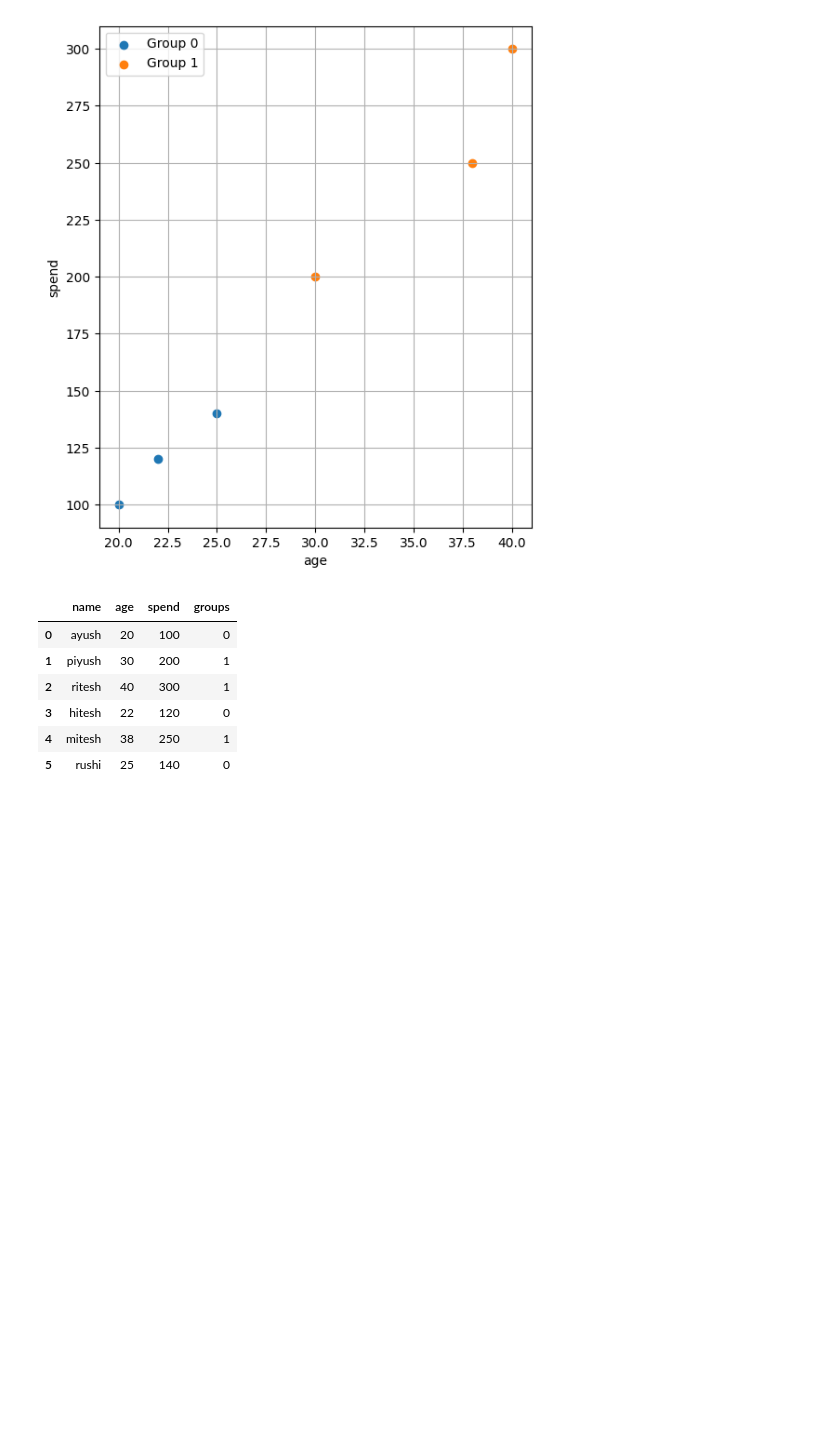
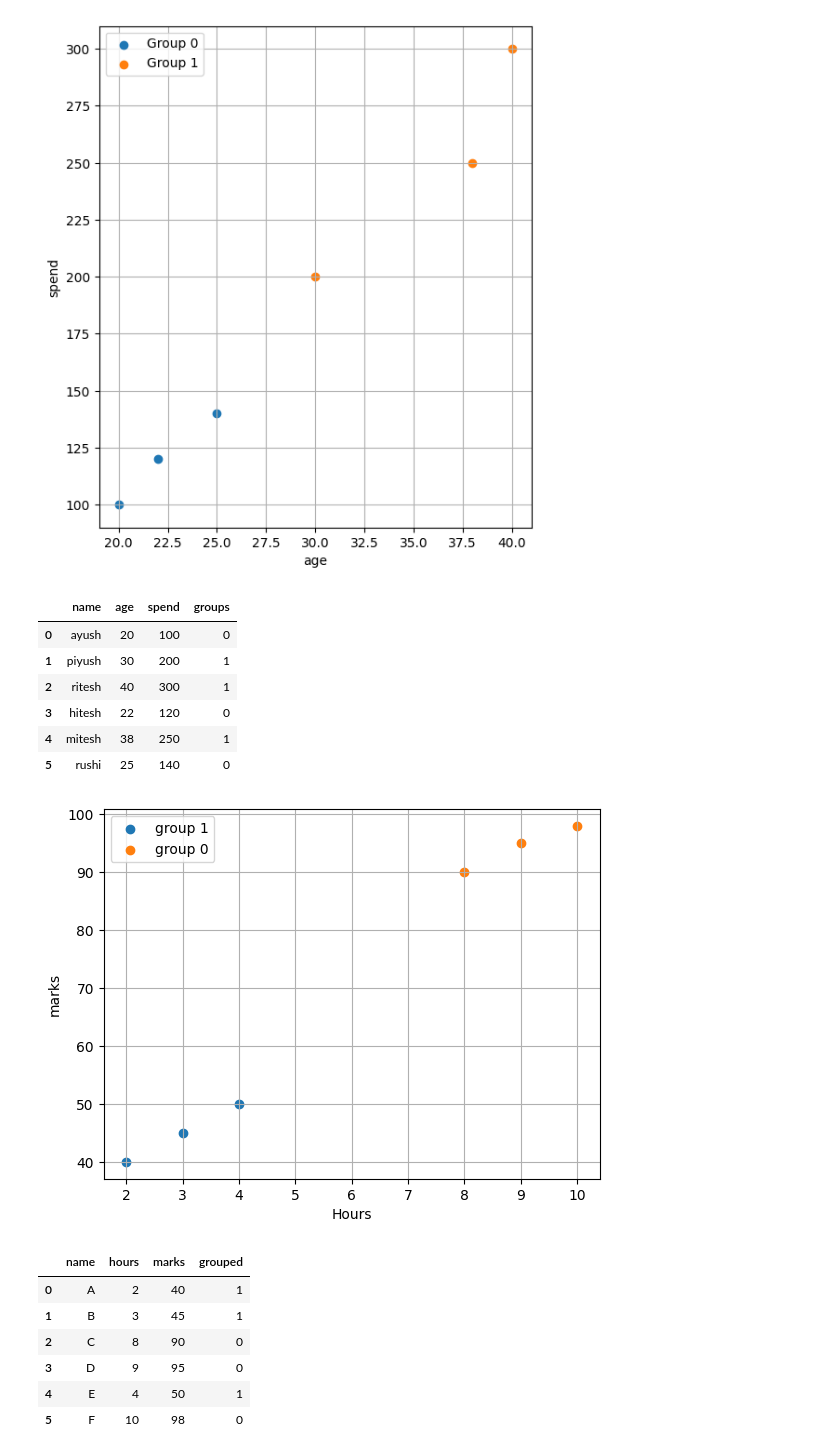
Before and after one commit to ayushpalse01012023-byte/student-performance-app, a Jupyter notebook: k_means.ipynb, the cells around one changed output. Drawn from its saved outputs; the diff is of its cells as text; code cells hidden in the pictures; blank space fills up the shorter version.

```diff
--- a/k_means.ipynb
+++ b/k_means.ipynb
@@ -34,3 +34,36 @@ df
 | 3 | hitesh | 22 | 120 | 0 |
 | 4 | mitesh | 38 | 250 | 1 |
 | 5 | rushi | 25 | 140 | 0 |
+# %%
+import pandas as pd
+from sklearn.cluster import KMeans
+import matplotlib.pyplot as plt
+
+data = {
+    'name': ['A', 'B', 'C', 'D', 'E', 'F'],
+    'hours': [2, 3, 8, 9, 4, 10],
+    'marks': [40, 45, 90, 95, 50, 98]
+}
+df = pd.DataFrame(data)
+X= df[['hours', 'marks']]
+model = KMeans(n_clusters = 2, random_state=42, n_init=10)
+df["grouped"] = model.fit_predict(X)
+
+for group in df["grouped"].unique():
+    group_data = df[df["grouped"] == group]
+    plt.scatter(group_data["hours"], group_data["marks"], label=f"group {group}")
+plt.xlabel("Hours")
+plt.ylabel("marks")
+plt.grid(True)
+plt.legend()
+plt.show()
+df
+# %% [output]
+[figure, added]
+|  | name | hours | marks | grouped |
+| 0 | A | 2 | 40 | 1 |
+| 1 | B | 3 | 45 | 1 |
+| 2 | C | 8 | 90 | 0 |
+| 3 | D | 9 | 95 | 0 |
+| 4 | E | 4 | 50 | 1 |
+| 5 | F | 10 | 98 | 0 |
```
